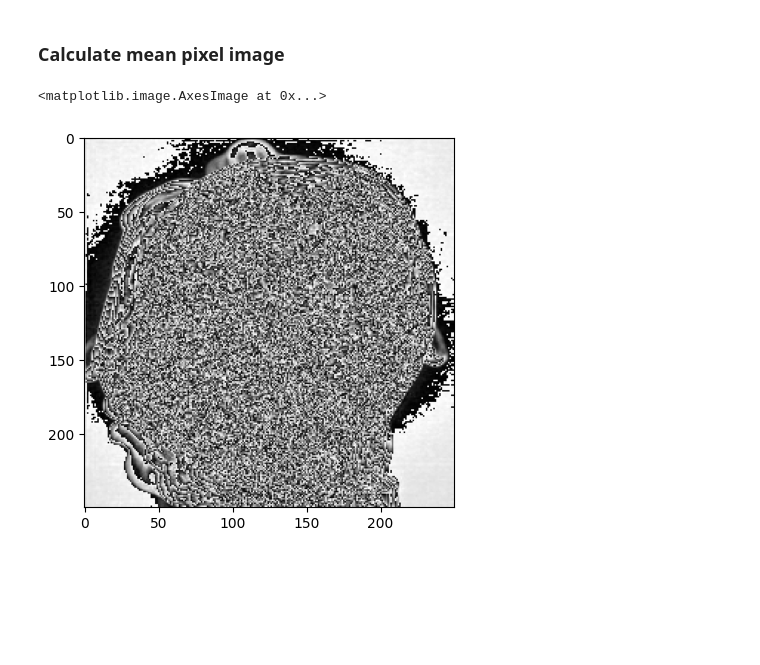
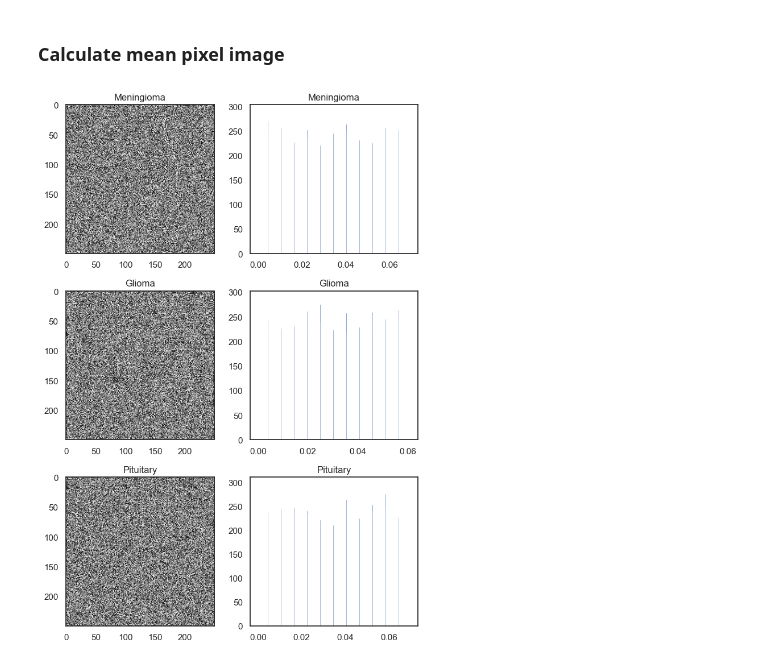
Before and after one commit to LV6LASERLOTUS/DAT490, a Jupyter notebook: eda.ipynb, the cells around one changed output. Cells and saved outputs as stored; diff of their text form; code cells hidden in the pictures; blank space fills up the shorter version.

```diff
--- a/eda.ipynb
+++ b/eda.ipynb
@@ -86,5 +100,37 @@ mean_img = np.mean(pituitary_df['pixel'], axis=0)
-# %%
-plt.imshow(mean_img,"gray")
-# %% [output]
-<matplotlib.image.AxesImage at 0x...>
-[figure, removed]
+# %%
+meningioma_mean = np.mean(meningioma_df['pixel'], axis=0)
+glioma_mean = np.mean(glioma_df['pixel'], axis=0)
+pituitary_mean = np.mean(pituitary_df['pixel'], axis=0)
+# %%
+sns.set_theme(style='white')
+fig, axes = plt.subplots(3,2,figsize=(7,10))
+
+colors = [
+    '#C44E5280',#Red
+    '#E39C3980',#Orange
+    '#4C72B080',#Blue
+    '#55A86880',#Green
+]
+
+axes[0][0].imshow(meningioma_mean,'gray')
+axes[0][1].hist(meningioma_mean.flatten(),bins=256)
+
+axes[1][0].imshow(glioma_mean,'gray')
+axes[1][1].hist(glioma_mean.flatten(),bins=256)
+
+axes[2][0].imshow(pituitary_mean,'gray')
+axes[2][1].hist(pituitary_mean.flatten(),bins=256)
+
+axes[0][0].set_title('Meningioma')
+axes[0][1].set_title('Meningioma')
+
+axes[1][0].set_title('Glioma')
+axes[1][1].set_title('Glioma')
+
+axes[2][0].set_title('Pituitary')
+axes[2][1].set_title('Pituitary')
+
+plt.tight_layout()
+plt.show()
+# %% [output]
+[figure, added]
```
Also changed, not shown: parts of 17 cells of this notebook.
